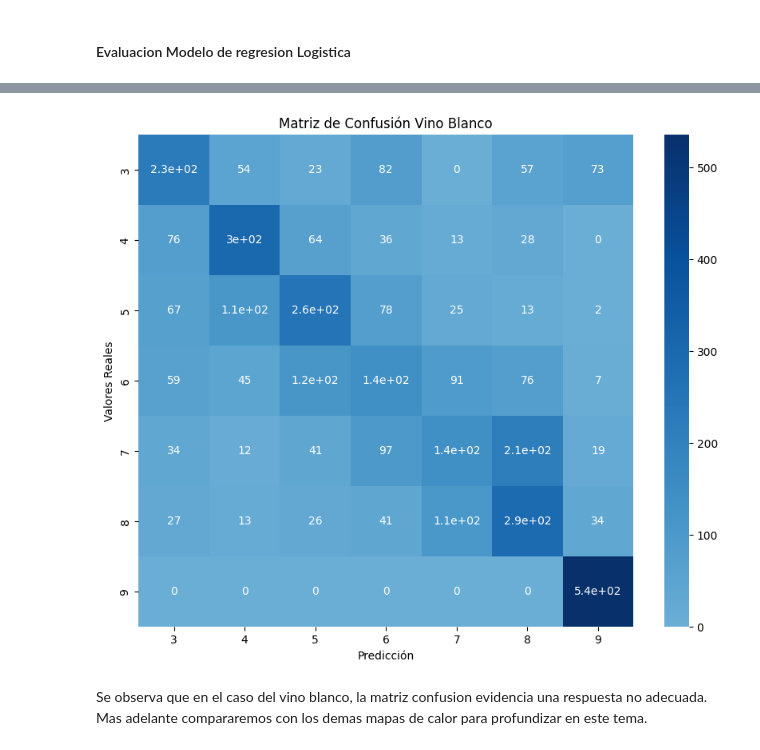
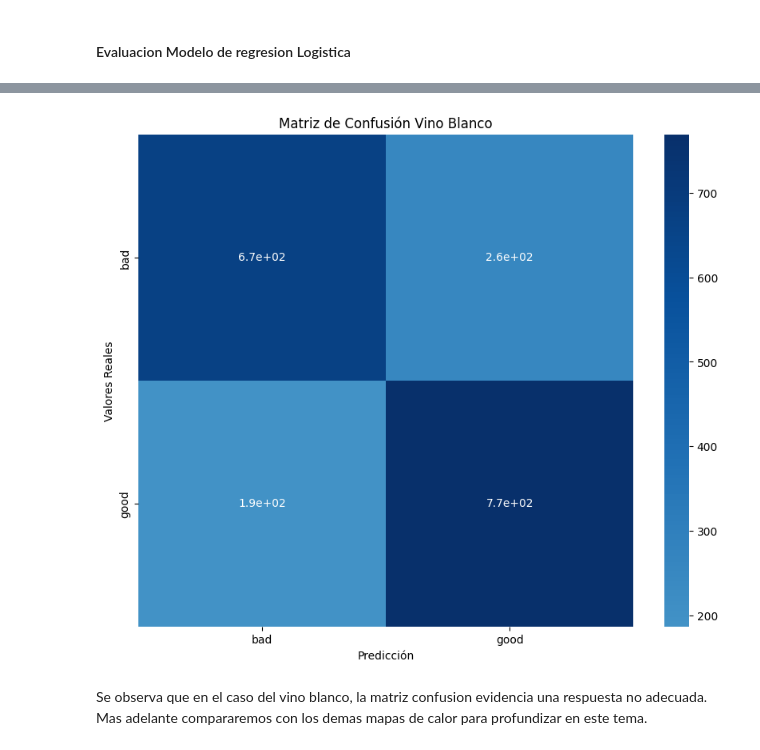
Before and after one commit to trucdefou/coding-dojo-bootcamp, a Jupyter notebook: examen/intento 1/machine-learning/machine-learning.ipynb, the cells around one changed output, grey strips where cells are left out. Saved outputs shown, nothing was run; the diff lists cells and outputs as text; code cells hidden in the pictures.

Commit message:
added clasification bad good

```diff
--- a/examen/intento 1/machine-learning/machine-learning.ipynb
+++ b/examen/intento 1/machine-learning/machine-learning.ipynb
@@ -290 +294,5 @@ q9_white = df_white[df_white.quality==9]
+# %%
+good_white = df_white[df_white.quality_abs=='good']
+medium_white = df_white[df_white.quality_abs=='medium']
+bad_white = df_white[df_white.quality_abs=='bad']
 # %% [markdown]
@@ -295,30 +303,21 @@ A continuacion haremos el resampleado y combinado de nuestros datos, primerament
 from sklearn.utils import resample
 
 # Resampleamos para arriba las clases que están en la minoría. Vino tinto
-q3_red_upsampled = resample(q3_red, replace=True, n_samples=577, random_state=12)
-q4_red_upsampled = resample(q4_red, replace=True, n_samples=577, random_state=12)
-q6_red_upsampled = resample(q6_red, replace=True, n_samples=577, random_state=12)
-q7_red_upsampled = resample(q7_red, replace=True, n_samples=577, random_state=12)
-q8_red_upsampled = resample(q8_red, replace=True, n_samples=577, random_state=12)
+good_red_upsampled = resample(good_red, replace=True, n_samples=1175, random_state=12)
 
 # Resampleamos para arriba las clases que están en la minoría. Vino blanco
-q3_white_upsampled = resample(q3_white, replace=True, n_samples=1788, random_state=12)
-q4_white_upsampled = resample(q4_white, replace=True, n_samples=1788, random_state=12)
-q5_white_upsampled = resample(q5_white, replace=True, n_samples=1788, random_state=12)
-q7_white_upsampled = resample(q7_white, replace=True, n_samples=1788, random_state=12)
-q8_white_upsampled = resample(q8_white, replace=True, n_samples=1788, random_state=12)
-q9_white_upsampled = resample(q9_white, replace=True, n_samples=1788, random_state=12)
+good_white_upsampled = resample(good_white, replace=True, n_samples=3136, random_state=12)
 # %% [markdown]
 Ahora seguimos con la combinacion de clases mayoritarias submuestreadas con las clases minoritarias sobremuestreadas. Para ambos tipos de vinos.
 # %%
 # Combinamos nuestra  clase mayoritaria submuestreada con la clase minoritaria sobremuestreada. Para vino tinto
-balanced_df_red = pd.concat([q3_red_upsampled, q4_red_upsampled, q5_red, q6_red_upsampled, q7_red_upsampled, q8_red_upsampled]).reset_index(drop=True)
+balanced_df_red = pd.concat([good_red_upsampled, bad_red]).reset_index(drop=True)
 # Combinamos nuestra  clase mayoritaria submuestreada con la clase minoritaria sobremuestreada. Para vino blanco
-balanced_df_white = pd.concat([q3_white_upsampled, q4_white_upsampled, q5_white_upsampled, q6_white, q7_white_upsampled, q8_white_upsampled, q9_white_upsampled]).reset_index(drop=True)
+balanced_df_white = pd.concat([good_white_upsampled, bad_white]).reset_index(drop=True)
 # Display new class counts
 print("Vino tinto")
-print(balanced_df_red.quality.value_counts())
+print(balanced_df_red.quality_abs.value_counts())
 print("\nVino blanco")
-print(balanced_df_white.quality.value_counts())
+print(balanced_df_white.quality_abs.value_counts())
 # %% [output]
 Vino tinto
@@ -376,7 +365,7 @@ numeric_columns_predict = [
  'alcohol',
 ]
 
-output = "quality"
+output = "quality_abs"
 
 X_red = balanced_df_red[[*numeric_columns_predict]]
 y_red = balanced_df_red[output]
@@ -722,25 +699,25 @@ Informe de Clasificación:
 # %%
 from matplotlib import pyplot as plt
 import seaborn as sns
 
 _, ax2 = plt.subplots(nrows=1, ncols=1, figsize=(10,8))
 sns.heatmap(
     conf_matrix_lr_cv_white,
     annot=True,
     cmap='Blues',
     center=0,
     ax=ax2,
 )
 
 ax2.set_xlabel("Predicción")
 ax2.set_ylabel("Valores Reales")
-ax2.set_xticks(ticks=ax2.get_xticks(), labels=["3", "4", "5", "6", "7", "8", "9"])
-ax2.set_yticks(ticks=ax2.get_yticks(), labels=["3", "4", "5", "6", "7", "8", "9"])
+ax2.set_xticks(ticks=ax2.get_xticks(), labels=["bad", "good"])
+ax2.set_yticks(ticks=ax2.get_yticks(), labels=["bad", "good"])
 ax2.set_title('Logistic Regression')
 plt.title("Matriz de Confusión Vino Blanco")
 plt.show()
 # %% [output]
-[figure, old version]
+[figure, new version]
 # %% [markdown]
 Se observa que en el caso del vino blanco, la matriz confusion evidencia una respuesta no adecuada. Mas adelante compararemos con los demas mapas de calor para profundizar en este tema.
 # %% [markdown]
```
Also changed, not shown: parts of 26 cells of this notebook.
